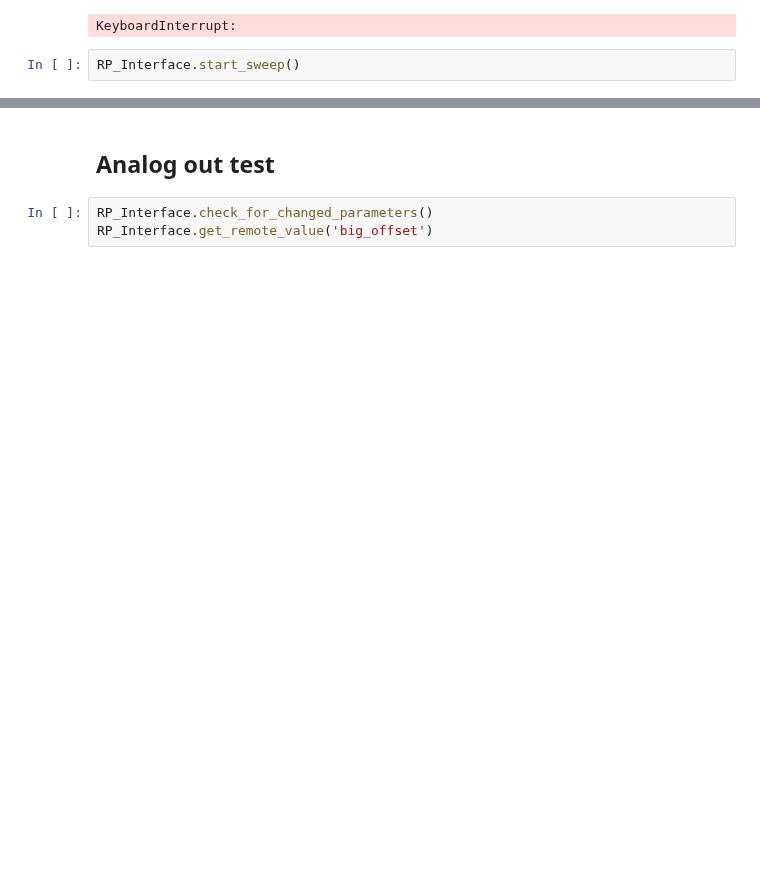
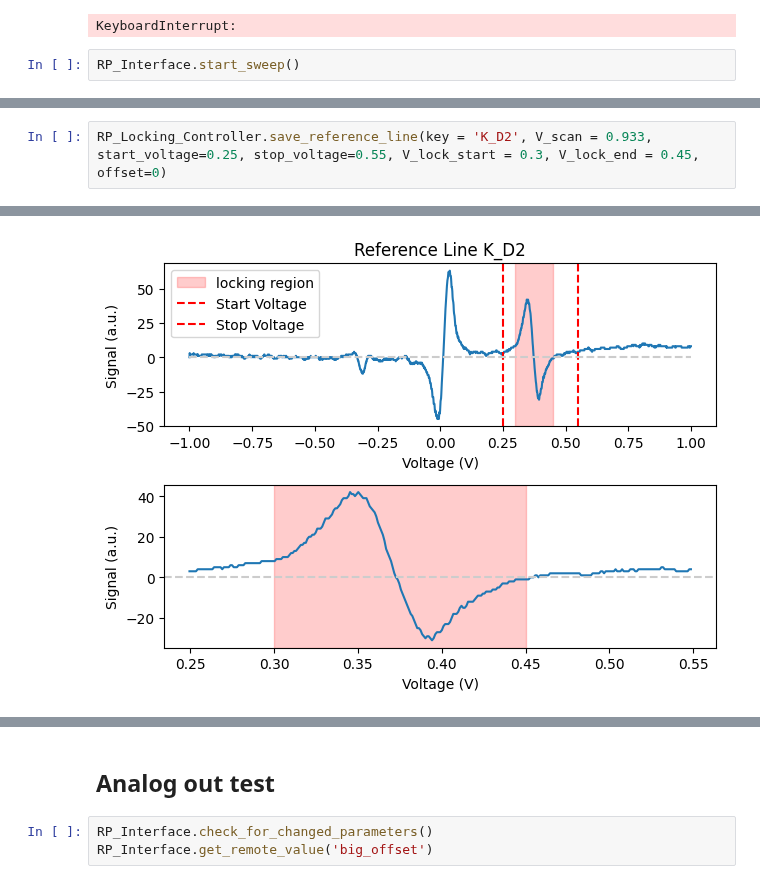
Before and after one commit to jack00look/RP_Spectroscopy, a Jupyter notebook: Laser_Lock_Controller.ipynb, the cells around one changed output, grey strips where cells are left out. Saved outputs shown, nothing was run; the diff lists cells and outputs as text; blank space fills up the shorter version.

```diff
--- a/Laser_Lock_Controller.ipynb
+++ b/Laser_Lock_Controller.ipynb
@@ -127,0 +95,3 @@ RP_Interface.start_sweep()
+# %%
+RP_Locking_Controller.save_reference_line(key = 'K_D2', V_scan = 0.933, start_voltage=0.25, stop_voltage=0.55, V_lock_start = 0.3, V_lock_end = 0.45, offset=0)
+# %% [output]
@@ -127,0 +101 @@ RP_Interface.start_sweep()
+[figure, added]
```
Also changed, not shown: parts of 12 cells of this notebook, 10 other files.
